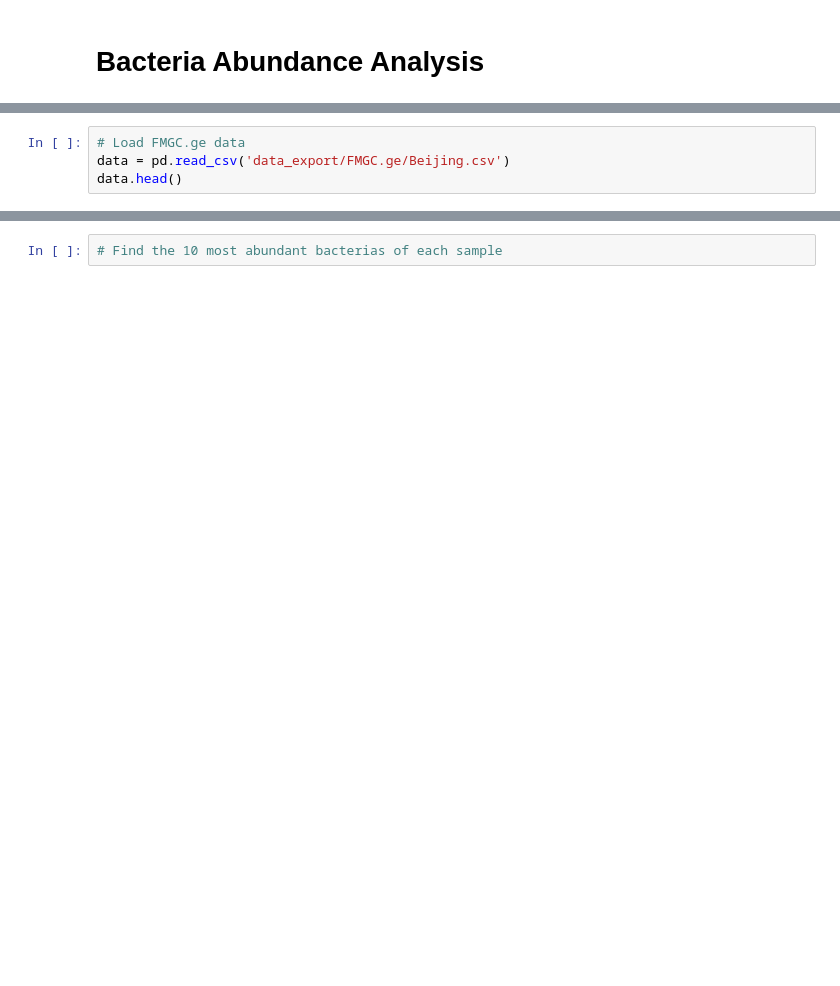
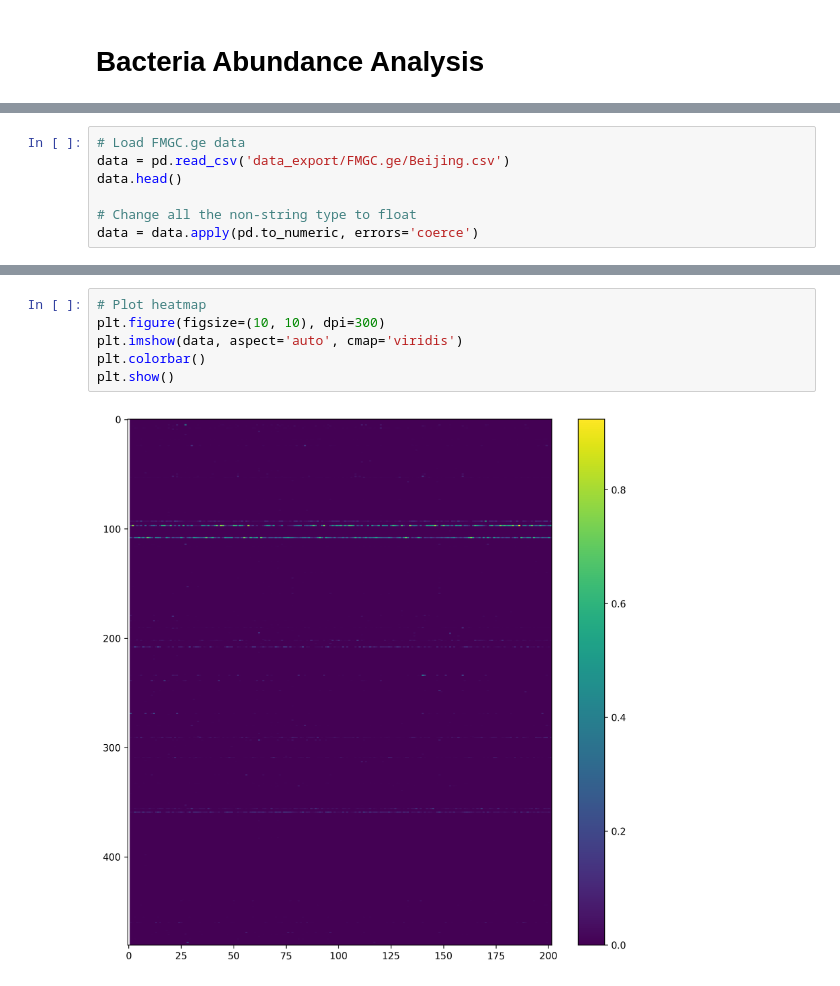
Before and after one commit to Lucas04-nhr/SNP-Analysis, a Jupyter notebook: analysis.ipynb, the cells around one changed output, grey strips where cells are left out. Drawn from its saved outputs; the diff is of its cells as text; blank space fills up the shorter version.

```diff
--- a/analysis.ipynb
+++ b/analysis.ipynb
@@ -19,3 +15,6 @@ Matplotlib is building the font cache; this may take a moment.
 # Load FMGC.ge data
 data = pd.read_csv('data_export/FMGC.ge/Beijing.csv')
 data.head()
+
+# Change all the non-string type to float
+data = data.apply(pd.to_numeric, errors='coerce')
@@ -30,2 +21,8 @@ data.head()
 # %%
-# Find the 10 most abundant bacterias of each sample
+# Plot heatmap
+plt.figure(figsize=(10, 10), dpi=300)
+plt.imshow(data, aspect='auto', cmap='viridis')
+plt.colorbar()
+plt.show()
+# %% [output]
+[figure, added]
```
Also changed, not shown: parts of 3 cells of this notebook, 2 other files.
